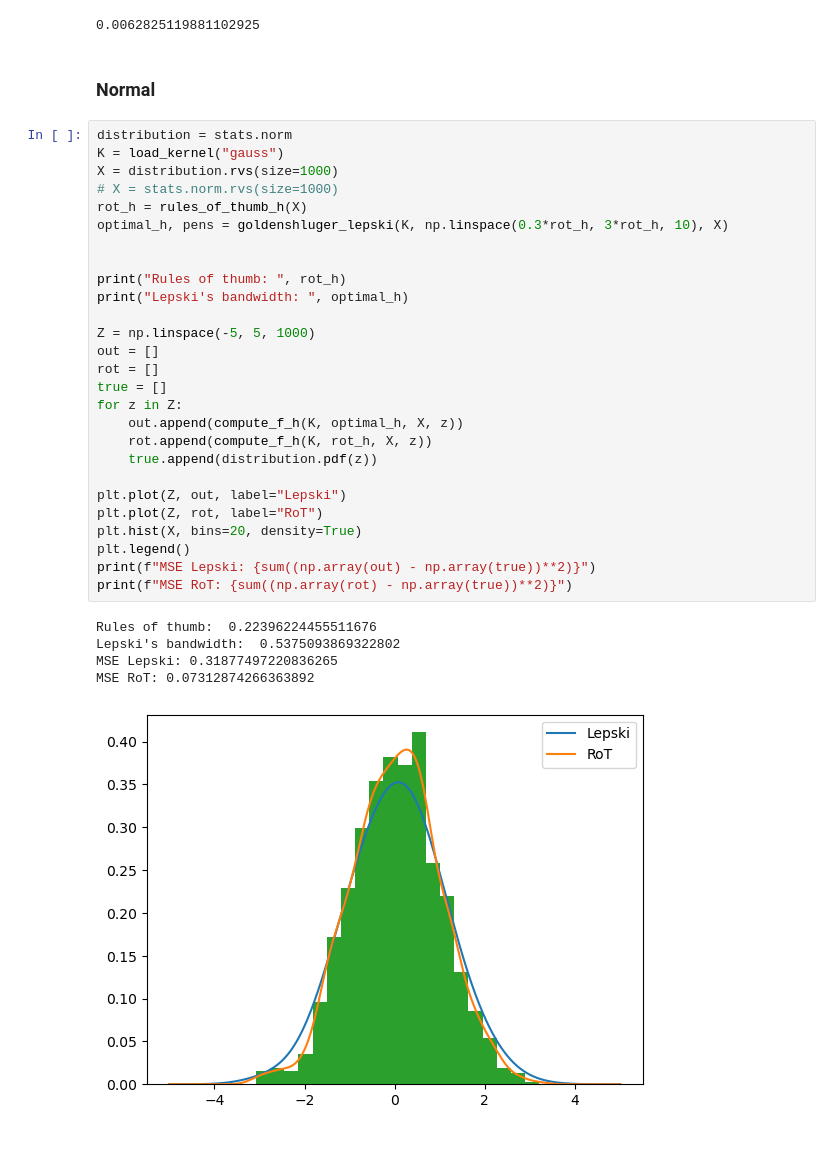
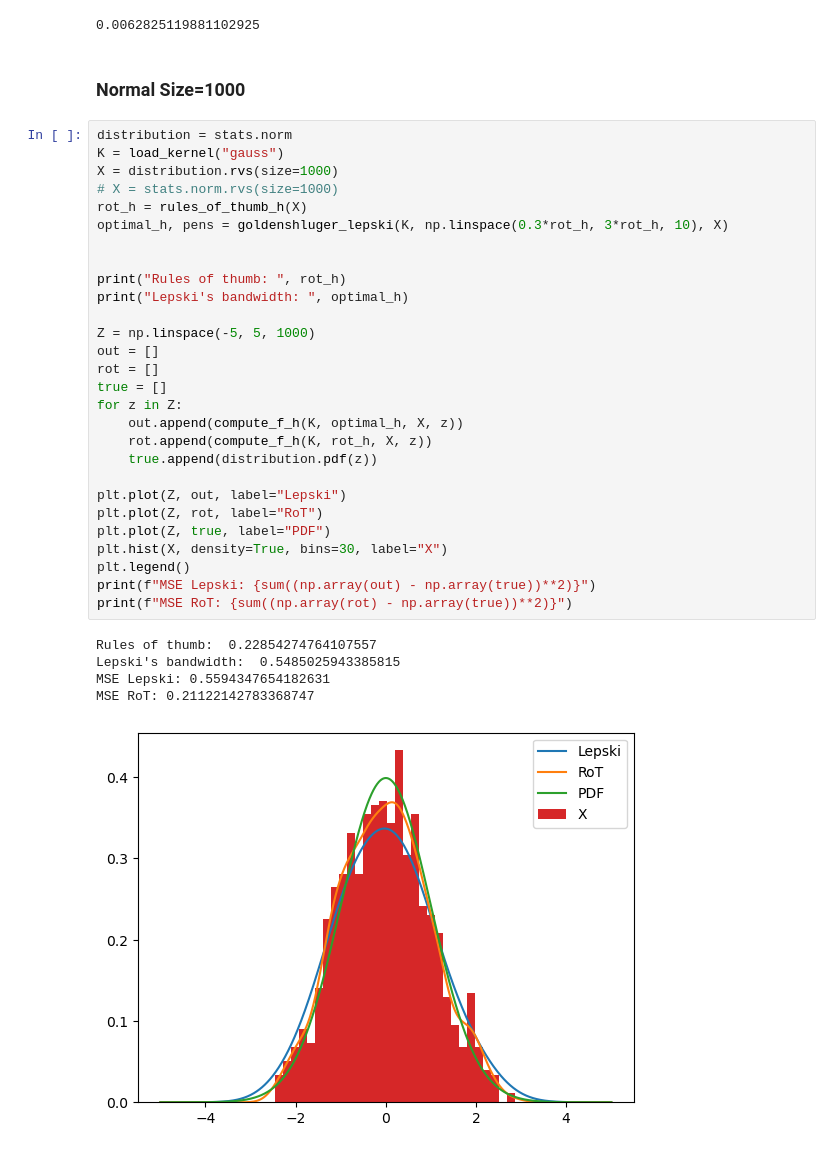
Before and after one commit to tcstrength/computer-science, a Jupyter notebook: math-statistics/indev/lepski_estimation.ipynb, the cells around one changed output. Saved outputs shown, nothing was run; the diff lists cells and outputs as text.

Commit message:
update lepski experiments

```diff
--- a/math-statistics/indev/lepski_estimation.ipynb
+++ b/math-statistics/indev/lepski_estimation.ipynb
@@ -214,37 +212,38 @@ print(sup + 2 * 1.2 * V_h)
 # %% [output]
 0.0062825119881102925
 # %% [markdown]
-### Normal
+### Normal Size=1000
 # %%
 distribution = stats.norm
 K = load_kernel("gauss")
 X = distribution.rvs(size=1000)
 # X = stats.norm.rvs(size=1000)
 rot_h = rules_of_thumb_h(X)
 optimal_h, pens = goldenshluger_lepski(K, np.linspace(0.3*rot_h, 3*rot_h, 10), X)
 
 
 print("Rules of thumb: ", rot_h)
 print("Lepski's bandwidth: ", optimal_h)
 
 Z = np.linspace(-5, 5, 1000)
 out = []
 rot = []
 true = []
 for z in Z:
     out.append(compute_f_h(K, optimal_h, X, z))
     rot.append(compute_f_h(K, rot_h, X, z))
     true.append(distribution.pdf(z))
 
 plt.plot(Z, out, label="Lepski")
 plt.plot(Z, rot, label="RoT")
-plt.hist(X, bins=20, density=True)
+plt.plot(Z, true, label="PDF")
+plt.hist(X, density=True, bins=30, label="X")
 plt.legend()
 print(f"MSE Lepski: {sum((np.array(out) - np.array(true))**2)}")
 print(f"MSE RoT: {sum((np.array(rot) - np.array(true))**2)}")
 # %% [output]
-Rules of thumb:  0.22396224455511676
-Lepski's bandwidth:  0.5375093869322802
-MSE Lepski: 0.31877497220836265
-MSE RoT: 0.07312874266363892
+Rules of thumb:  0.22854274764107557
+Lepski's bandwidth:  0.5485025943385815
+MSE Lepski: 0.5594347654182631
+MSE RoT: 0.21122142783368747
-[figure, old version]
+[figure, new version]
```
Also changed, not shown: parts of 14 cells of this notebook.
